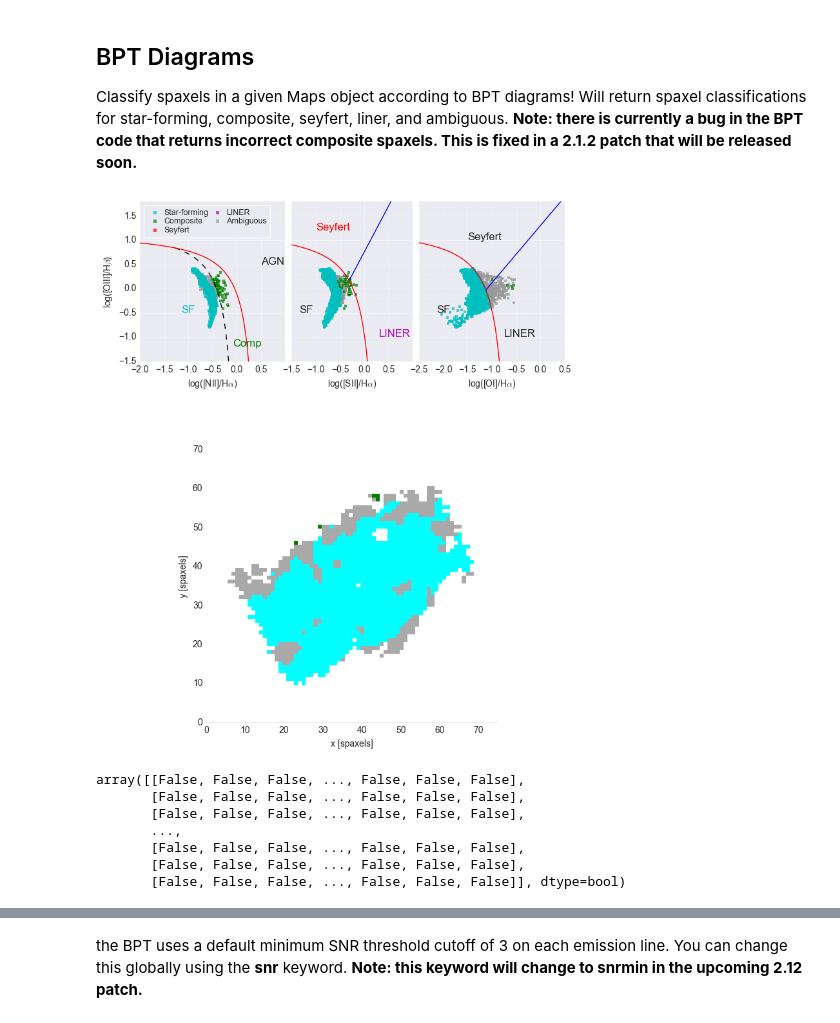
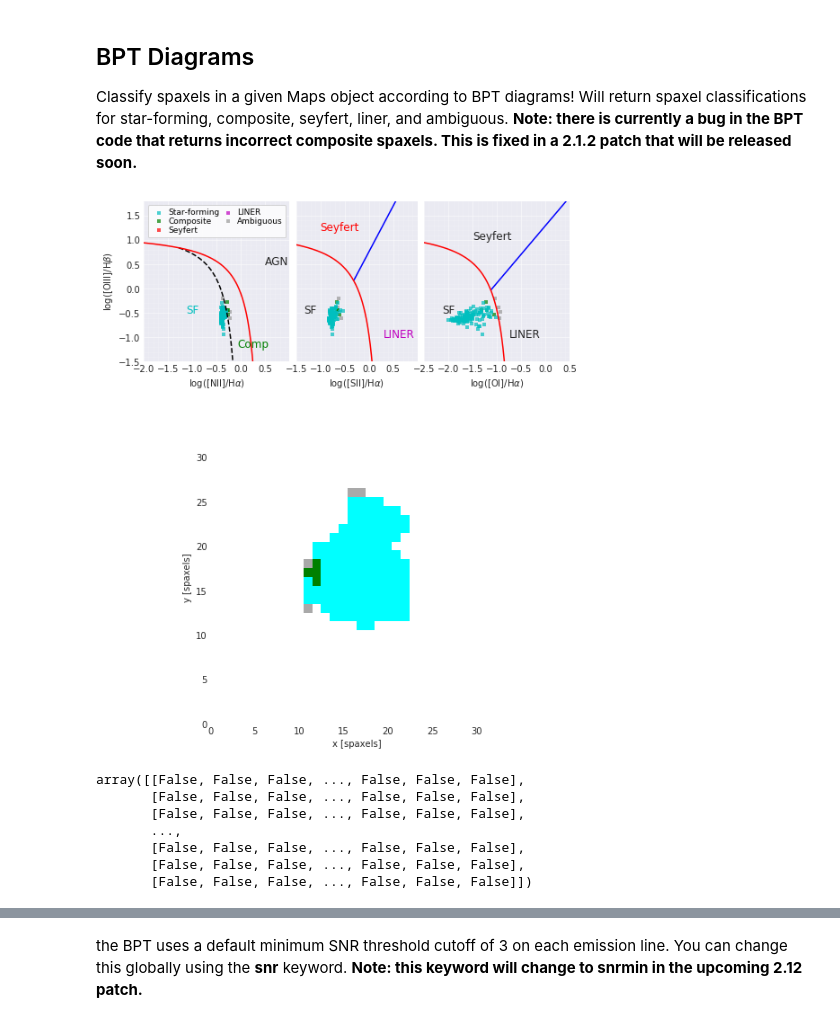
Before and after one commit to sdss/marvin, a Jupyter notebook: docs/sphinx/jupyter/whats_new_v21.ipynb, the cells around one changed output, grey strips where cells are left out. Saved outputs shown, nothing was run; the diff lists cells and outputs as text; code cells hidden in the pictures.

```diff
--- a/docs/sphinx/jupyter/whats_new_v21.ipynb
+++ b/docs/sphinx/jupyter/whats_new_v21.ipynb
@@ -31,6 +25,7 @@ Python snippets (Cube, Spectrum, Map, Query)
 `Cube.nsa` or `Maps.nsa`
 # %%
 from marvin.tools.cube import Cube
-cube = Cube(plateifu='7957-12702')
+plateifu = '8485-1901'
+cube = Cube(plateifu=plateifu)
 print(cube)
 # %% [output]
@@ -71,6 +68,6 @@ cube.nsa.elpetro_logmass
 - minimum SNR is 1
 # %%
 from marvin.tools.maps import Maps
-maps = Maps(plateifu='7957-12702')
+maps = Maps(plateifu=plateifu)
 print(maps)
 # %% [output]
@@ -101,9 +103,9 @@ fig, ax = stsig.plot()
 ## BPT Diagrams
 Classify spaxels in a given Maps object according to BPT diagrams!  Will return spaxel classifications for star-forming, composite, seyfert, liner, and ambiguous.  **Note: there is currently a bug in the BPT code that returns incorrect composite spaxels.  This is fixed in a 2.1.2 patch that will be released soon.**
 # %%
-masks, fig = maps.get_bpt()
+masks, fig, ax = maps.get_bpt()
 # %% [output]
-[figure, old version]
+[figure, new version]
 # %%
 # this is the global mask for star-forming spaxels.  It can be used to do selections on any other map property.
 masks['sf']['global']
@@ -114,7 +116,7 @@ array([[False, False, False, ..., False, False, False],
        ...,
        [False, False, False, ..., False, False, False],
        [False, False, False, ..., False, False, False],
-       [False, False, False, ..., False, False, False]], dtype=bool)
+       [False, False, False, ..., False, False, False]])
 # %%
 # let's look at the h-alpha flux values for the star-forming spaxels
 haflux.value[masks['sf']['global']]
```
Also changed, not shown: parts of 14 cells of this notebook, 4 other files.
